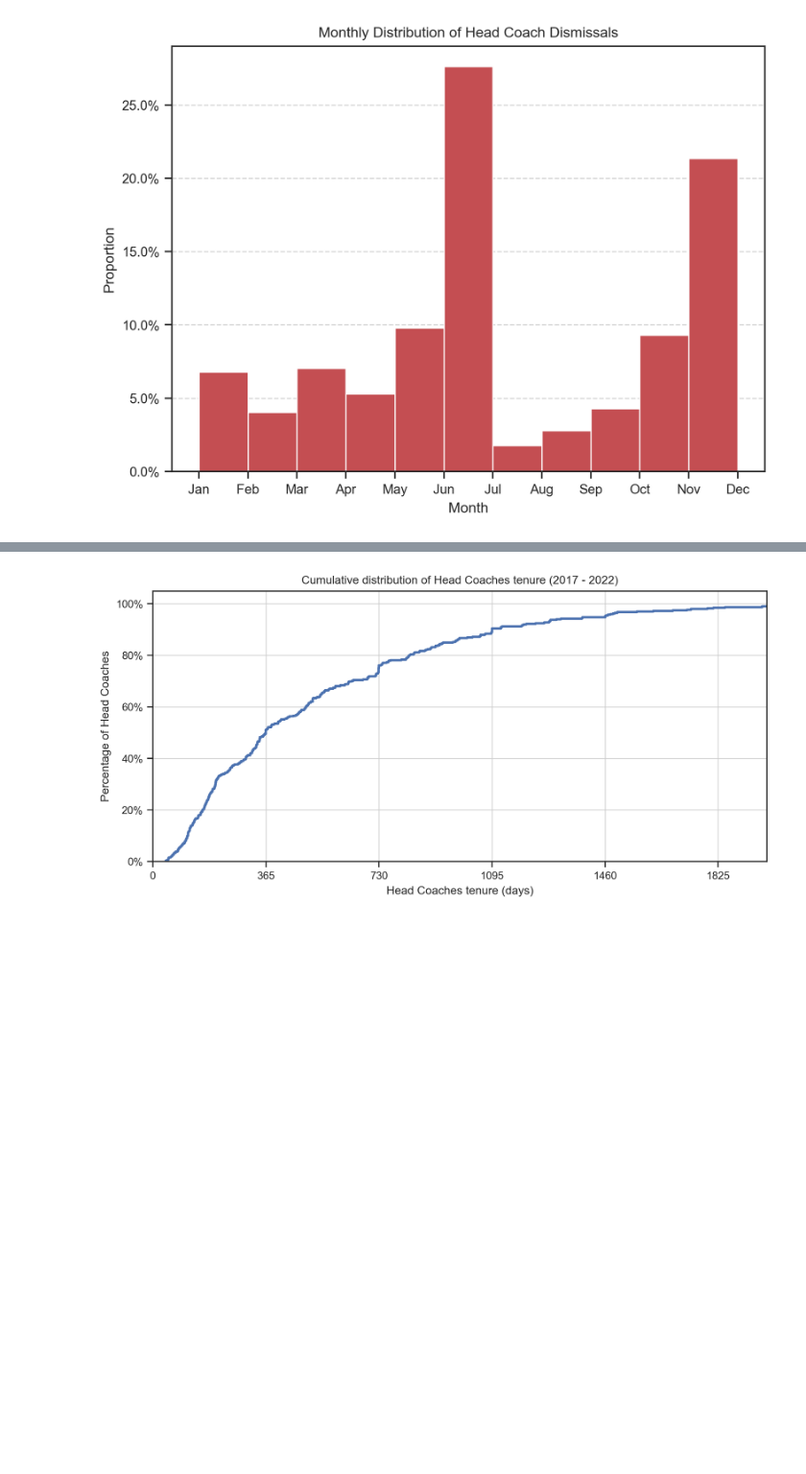
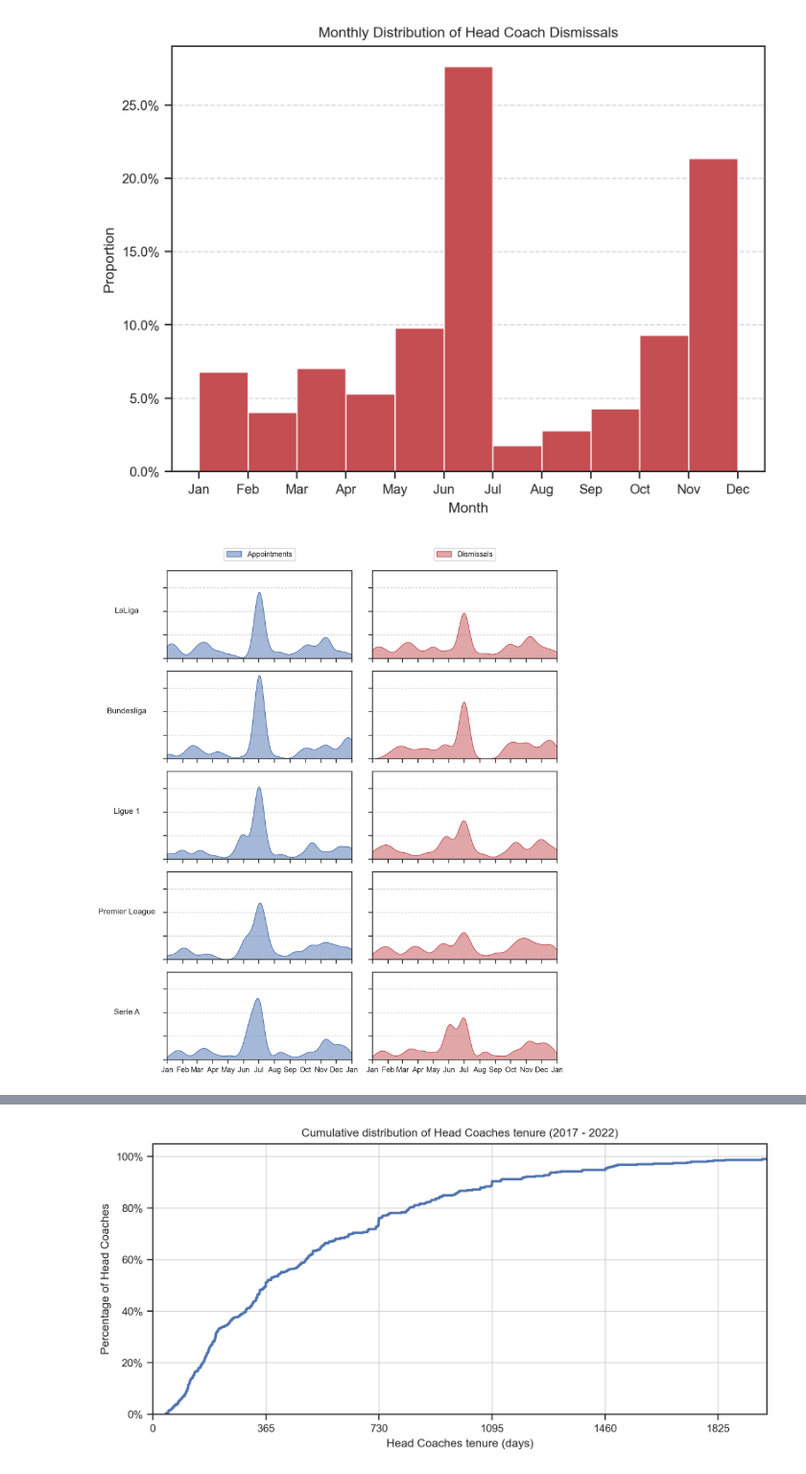
Before and after one commit to mathisdrn/head_coach_dismissal, a Jupyter notebook: src/03 Headcoach analysis.ipynb, the cells around one changed output, grey strips where cells are left out. Shown at 96% size. Saved outputs shown, nothing was run; the diff lists cells and outputs as text; code cells hidden in the pictures; blank space fills up the shorter version.

```diff
--- a/src/03 Headcoach analysis.ipynb
+++ b/src/03 Headcoach analysis.ipynb
@@ -56,0 +58,41 @@ head_coach_dismissed = head_coach[head_coach['EndDate'].notnull()]
+# %%
+head_coach['AppointedDay'] = head_coach['Appointed'].dt.dayofyear
+head_coach_dismissed['DismissedDay'] = head_coach_dismissed['EndDate'].dt.dayofyear
+
+# KDE Plot of head coach appointment/dismissed days of the year versus league
+leagues = head_coach['League'].unique()
+fig, ax = plt.subplots(len(leagues), 2, figsize=(8, 1.8*len(leagues),), sharex=True, sharey=True)
+
+for i, league in enumerate(leagues):
+    sns.kdeplot(data=head_coach[head_coach['League'] == league], x='AppointedDay', ax=ax[i, 0], fill=True, color='b', alpha=0.5, bw_adjust=0.25, clip=(0, 365), label = 'Appointments')
+    sns.kdeplot(data=head_coach_dismissed[head_coach_dismissed['League'] == league], x='DismissedDay', ax=ax[i, 1], fill=True, color='r', alpha=0.5, bw_adjust=0.25, clip=(0, 365), label = 'Dismissals')
+    ax[i, 0].set_xlim(0, 365)
+    ax[i, 1].set_xlim(0, 365)
+    # Major formatter for x-axis
+    ax[i, 0].xaxis.set_major_locator(mdates.MonthLocator())
+    ax[i, 0].xaxis.set_major_formatter(mdates.DateFormatter('%b'))
+    ax[i, 1].xaxis.set_major_locator(mdates.MonthLocator())
+    ax[i, 1].xaxis.set_major_formatter(mdates.DateFormatter('%b'))
+    ax[i, 0].set_ylabel(league, rotation=0, labelpad=40)
+    # Hide y-axis label and ticks
+    ax[i, 0].set_yticklabels([])
+    ax[i, 1].set_yticklabels([])
+    # ax[i, 0].set_yticks([])
+    # ax[i, 1].set_yticks([])
+    ax[i, 0].grid(axis='y', linestyle='--', alpha=0.8)
+    ax[i, 1].grid(axis='y', linestyle='--', alpha=0.8)
+    # Remove x-axis label
+    ax[i, 0].set_xlabel('')
+    ax[i, 1].set_xlabel('')
+
+    if i > 0:
+        ax[i, 0].legend().remove()
+        ax[i, 1].legend().remove()
+    else:
+        ax[i, 0].legend()
+        ax[i, 1].legend()
+        # Place each legend centered on top of their respective axes
+        ax[i, 0].legend(loc='upper center', bbox_to_anchor=(0.5, 1.3), ncol=2)
+        ax[i, 1].legend(loc='upper center', bbox_to_anchor=(0.5, 1.3), ncol=2)
+# %% [output]
+[figure, added]
```
Also changed, not shown: parts of 8 cells of this notebook, 4 other files.
